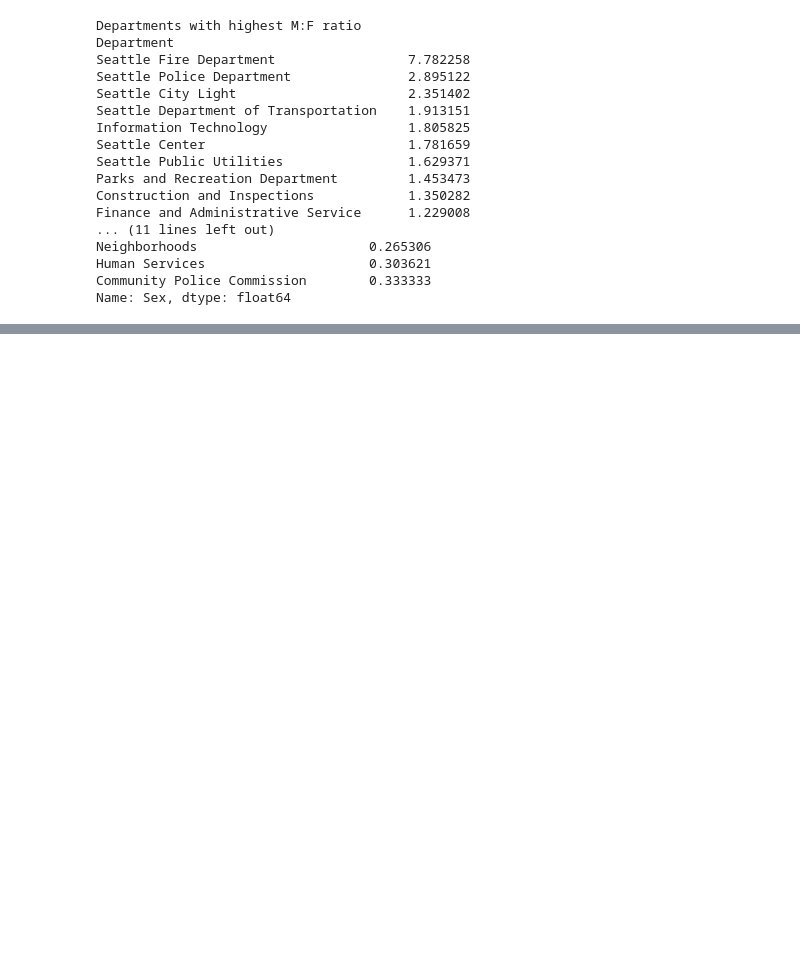
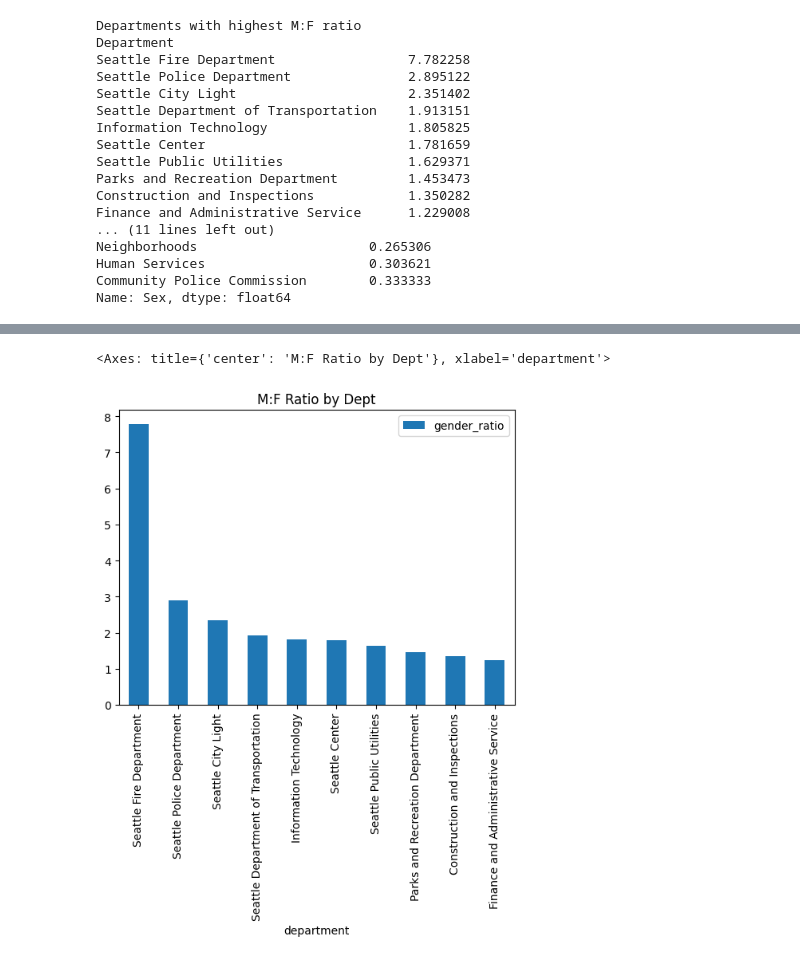
Before and after one commit to xynree/seattle-demo-viz, a Jupyter notebook: _notebooks/starter.ipynb, the cells around one changed output, grey strips where cells are left out. Drawn from its saved outputs; the diff is of its cells as text; code cells hidden in the pictures; blank space fills up the shorter version.

Commit message:
feat: add data analysis, process jsons

```diff
--- a/_notebooks/starter.ipynb
+++ b/_notebooks/starter.ipynb
@@ -83,0 +200,29 @@ Name: Sex, dtype: float64
+# %%
+# Get gender MF counts by department
+gender_counts = demo_list.groupby(['Department', 'Sex']).size().unstack().reset_index().drop(columns=['Non-Specified', 'X'])
+
+# Get hourly MF rates by department
+hourly_rates = demo_list.groupby(['Department', 'Sex'])['Hourly Rate'].mean().unstack().reset_index().drop(columns=['Non-Specified', 'X'])
+
+combined = pd.merge(gender_counts, hourly_rates, on="Department", suffixes=(' Count', ' Rate'))
+
+# Calculate ratios
+combined['Gender Ratio'] = combined['Male Count'] / combined['Female Count']  # male:female count ratio
+combined['Rate Ratio'] = combined['Female Rate'] / combined['Male Rate']      # male:female rate ratio
+
+# convert to snake case
+combined.columns = (
+    combined.columns
+    .str.replace(r'([a-z0-9])([A-Z])', r'\1_\2', regex=True)
+    .str.replace(r'[-\s]+', '_', regex=True)
+    .str.lower()
+)
+
+combined.to_json('../_data/processed/dept_gender.json', orient="records")
+# %%
+combined.sort_values('gender_ratio', ascending=False, inplace=True)
+
+combined.nlargest(10, columns='gender_ratio').plot.bar(0, y='gender_ratio', title="M:F Ratio by Dept")
+# %% [output]
+<Axes: title={'center': 'M:F Ratio by Dept'}, xlabel='department'>
+[figure, added]
```
Also changed, not shown: parts of 7 cells of this notebook, 3 other files.
